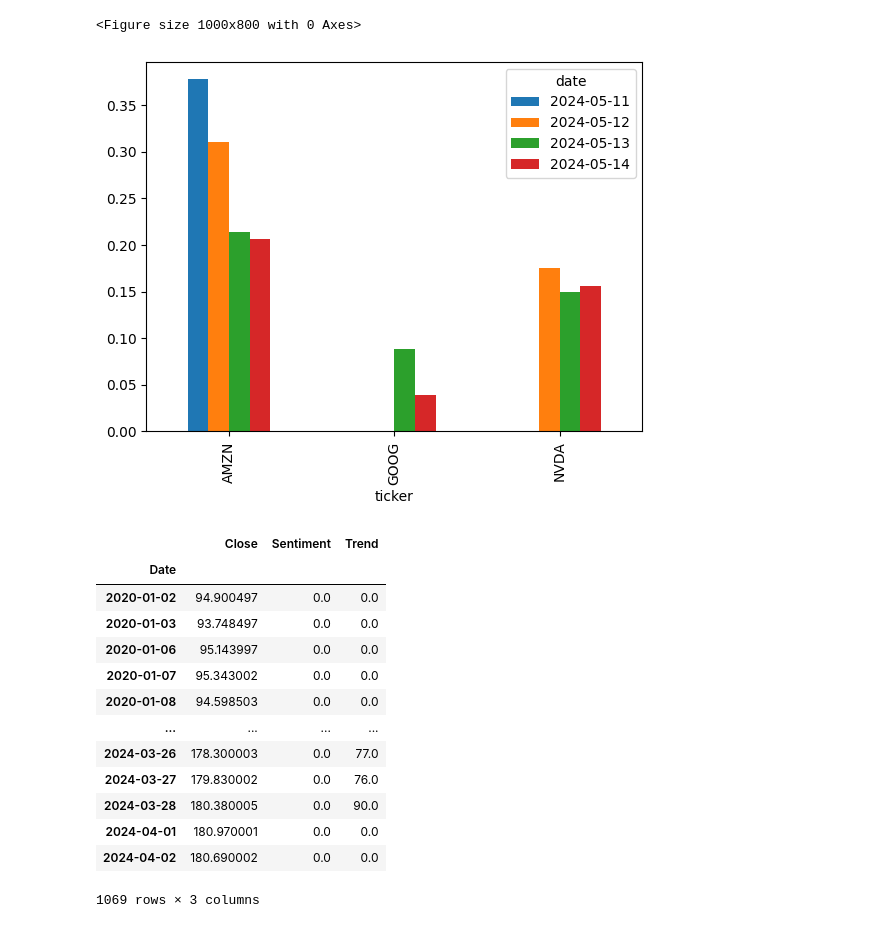
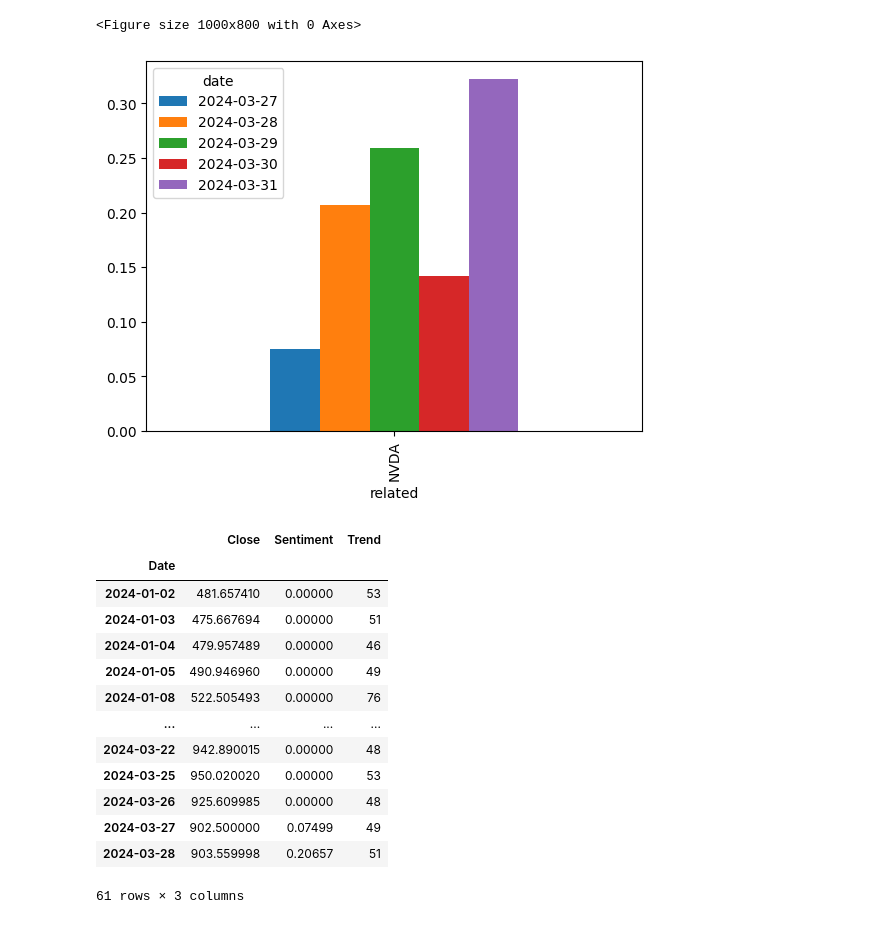
Before and after one commit to RazvanAndreiMoga/YTIC25-Stock-Price-Prediction, a Jupyter notebook: stock_sentiment_analysis_nltk.ipynb, the cells around one changed output. Drawn from its saved outputs; the diff is of its cells as text; code cells hidden in the pictures.

```diff
--- a/stock_sentiment_analysis_nltk.ipynb
+++ b/stock_sentiment_analysis_nltk.ipynb
@@ -257,0 +58,5 @@ df = pd.DataFrame(parsed_data, columns=['ticker', 'date', 'time', 'title'])
+# %%
+finnhub_client = finnhub.Client(api_key="cp498o1r01qs3666htc0cp498o1r01qs3666htcg")
+news = finnhub_client.company_news('NVDA', _from="2024-01-01", to="2024-03-31")
+df = pd.DataFrame(news)
+display(df)
@@ -259,6 +78,6 @@ df = pd.DataFrame(parsed_data, columns=['ticker', 'date', 'time', 'title'])
 vader = SentimentIntensityAnalyzer()
 
 f = lambda title: vader.polarity_scores(title)['compound']
-df['compound'] = df['title'].apply(f)
+df['compound'] = df.iloc[:,2].apply(f)
 
-df['date'] = pd.to_datetime(df.date).dt.date
+df['date'] = pd.to_datetime(df['datetime'], unit='s').dt.strftime('%Y-%m-%d')
@@ -266,0 +84,13 @@ Could not infer format, so each element will be parsed individually, falling bac
+# %%
+# Drop the old 'datetime' column
+df = df.drop(columns=['datetime'])
+display(df)
+#display(df.iloc[:,2])
+
+df_filtered = df[['related', 'date', 'compound']]
+
+# Group by 'date' and calculate the average of 'compound'
+df_grouped = df_filtered.groupby('date', as_index=False).agg({'related': 'first', 'compound': 'mean'})
+
+# Display the resulting DataFrame
+print(df_grouped)
@@ -267,9 +117,9 @@ Could not infer format, so each element will be parsed individually, falling bac
 # %%
 plt.figure(figsize=(10,8))
-mean_df = df.groupby(['ticker', 'date']).mean(numeric_only=True).unstack()
+mean_df = df.groupby(['related', 'date']).mean(numeric_only=True).unstack()
 mean_df = mean_df.xs('compound', axis="columns")
 mean_df.plot(kind='bar')
 plt.show()
 # %% [output]
 <Figure size 1000x800 with 0 Axes>
-[figure, old version]
+[figure, new version]
@@ -276,16 +134,9 @@ plt.show()
 # %%
-AMZN = yf.Ticker("AMZN")
-AMZN = AMZN.history(start='2020-01-01',end='2024-04-03')
-amzn = AMZN[['Close', 'Volume']]
-amzn.index = amzn.index.tz_localize(None)
-sentiment_transposed = mean_df.T
-sentiment_transposed.index = pd.to_datetime(sentiment_transposed.index)
-
 # Merge DataFrames
-merged_df = pd.merge(amzn, sentiment_transposed[['AMZN']], left_index=True, right_index=True, how='left')
-merged_df = pd.merge(merged_df, amzn_daily[['AMZN_unscaled']], left_index=True, right_index=True, how='left')
-merged_df = merged_df.rename(columns={'AMZN': 'Sentiment'})
-merged_df = merged_df.rename(columns={'AMZN_unscaled': 'Trend'})
+merged_df = pd.merge(nvda, sentiment_transposed[['NVDA']], left_index=True, right_index=True, how='left')
+merged_df = pd.merge(merged_df, nvda_daily[['NVDA_unscaled']], left_index=True, right_index=True, how='left')
+merged_df = merged_df.rename(columns={'NVDA': 'Sentiment'})
+merged_df = merged_df.rename(columns={'NVDA_unscaled': 'Trend'})
 merged_df['Sentiment'] = merged_df['Sentiment'].fillna(0)
 merged_df['Trend'] = merged_df['Trend'].fillna(0)
 merged_df=merged_df[['Close','Sentiment','Trend']]
@@ -293,15 +144,15 @@ display(merged_df)
 # %% [output]
 |  | Close | Sentiment | Trend |
 | Date |  |  |  |
-| 2020-01-02 | 94.900497 | 0.0 | 0.0 |
-| 2020-01-03 | 93.748497 | 0.0 | 0.0 |
-| 2020-01-06 | 95.143997 | 0.0 | 0.0 |
-| 2020-01-07 | 95.343002 | 0.0 | 0.0 |
-| 2020-01-08 | 94.598503 | 0.0 | 0.0 |
+| 2024-01-02 | 481.657410 | 0.00000 | 53 |
+| 2024-01-03 | 475.667694 | 0.00000 | 51 |
+| 2024-01-04 | 479.957489 | 0.00000 | 46 |
+| 2024-01-05 | 490.946960 | 0.00000 | 49 |
+| 2024-01-08 | 522.505493 | 0.00000 | 76 |
 | ... | ... | ... | ... |
-| 2024-03-26 | 178.300003 | 0.0 | 77.0 |
-| 2024-03-27 | 179.830002 | 0.0 | 76.0 |
-| 2024-03-28 | 180.380005 | 0.0 | 90.0 |
-| 2024-04-01 | 180.970001 | 0.0 | 0.0 |
-| 2024-04-02 | 180.690002 | 0.0 | 0.0 |
+| 2024-03-22 | 942.890015 | 0.00000 | 48 |
+| 2024-03-25 | 950.020020 | 0.00000 | 53 |
+| 2024-03-26 | 925.609985 | 0.00000 | 48 |
+| 2024-03-27 | 902.500000 | 0.07499 | 49 |
+| 2024-03-28 | 903.559998 | 0.20657 | 51 |
-1069 rows × 3 columns
+61 rows × 3 columns
```
Also changed, not shown: parts of 24 cells of this notebook, 4 other files.
